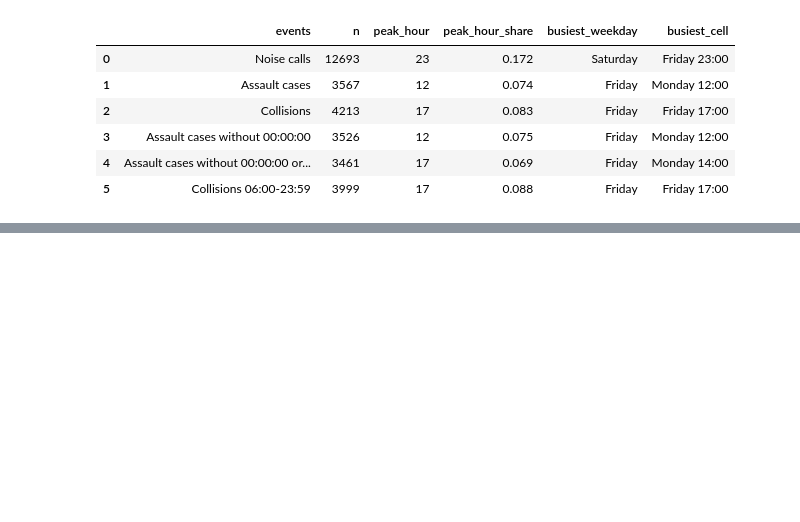
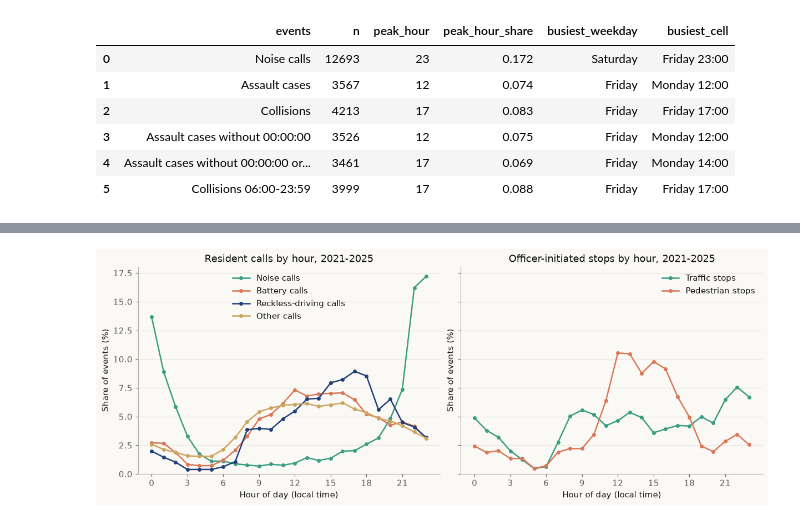
Before and after one commit to UCB-stat159-f26/final-project-team-16, a Jupyter notebook: notebooks/03_clock.ipynb, the cells around one changed output, grey strips where cells are left out. Drawn from its saved outputs; the diff is of its cells as text; code cells hidden in the pictures; blank space fills up the shorter version.

Commit message:
Compare hour profiles of resident calls and officer-initiated stops

```diff
--- a/notebooks/03_clock.ipynb
+++ b/notebooks/03_clock.ipynb
@@ -190,0 +197,41 @@ a2_peaks
+# %%
+# Stops logged in CFS: officer-initiated rows of the two stop types
+officer = calls["Source"].eq("Officer Initiated")
+stop_types = {
+    "Traffic stops": "CFS T - Traffic Stop",
+    "Pedestrian stops": "CFS 1194 - Pedestrian Stop",
+}
+a6_stops = {
+    name: timed_hours(calls.loc[officer & calls["Call Type"].eq(call_type)])
+    for name, call_type in stop_types.items()
+}
+
+# Calls: everything that is not officer-initiated, by call group
+resident = calls.loc[~officer]
+a6_calls = {
+    "Noise calls": timed_hours(resident.loc[resident["call_group"].eq("noise")]),
+    "Battery calls": timed_hours(resident.loc[resident["call_group"].eq("battery")]),
+    "Reckless-driving calls": timed_hours(
+        resident.loc[resident["call_group"].eq("reckless")]
+    ),
+    "Other calls": timed_hours(resident.loc[resident["call_group"].eq("other")]),
+}
+a6_profiles = {
+    name: hourly_profile(events)["all"]
+    for name, events in {**a6_calls, **a6_stops}.items()
+}
+
+fig, axes = plt.subplots(1, 2, figsize=(12, 4.5), sharey=True, constrained_layout=True)
+plot_hourly_profiles(
+    pd.DataFrame({name: a6_profiles[name] for name in a6_calls}),
+    "Resident calls by hour, 2021-2025",
+    ax=axes[0],
+)
+plot_hourly_profiles(
+    pd.DataFrame({name: a6_profiles[name] for name in a6_stops}),
+    "Officer-initiated stops by hour, 2021-2025",
+    ax=axes[1],
+)
+fig.savefig(figures / "03_a6_hourly_profiles.png")
+# %% [output]
+[figure, added]
```
Also changed, not shown: parts of 4 cells of this notebook, 2 other files.
